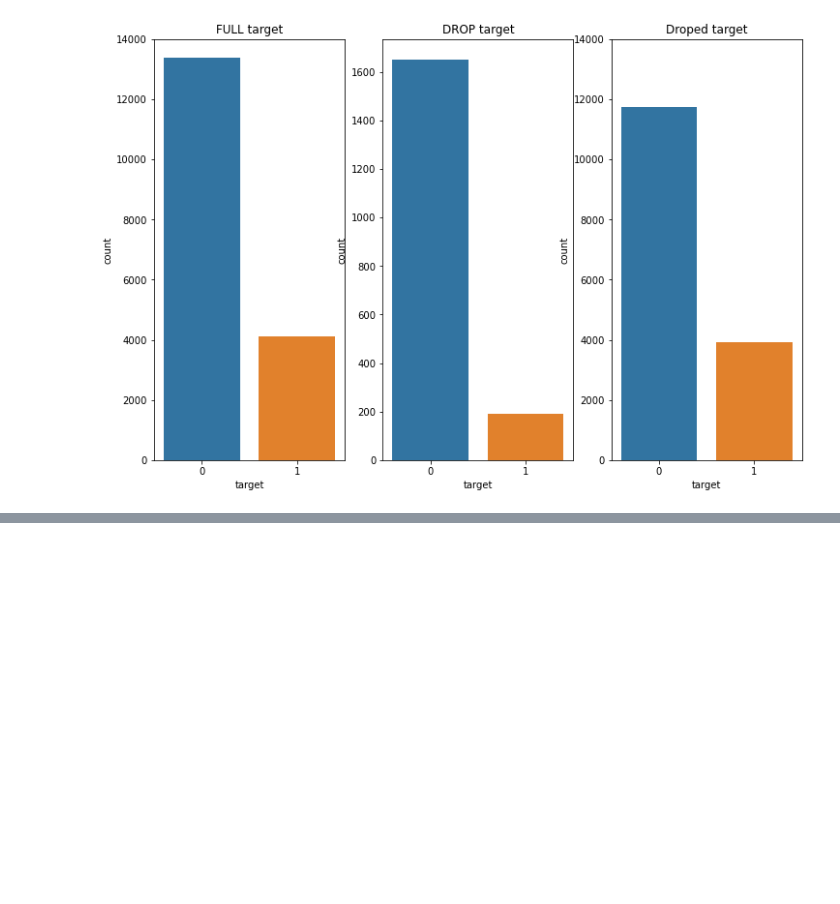
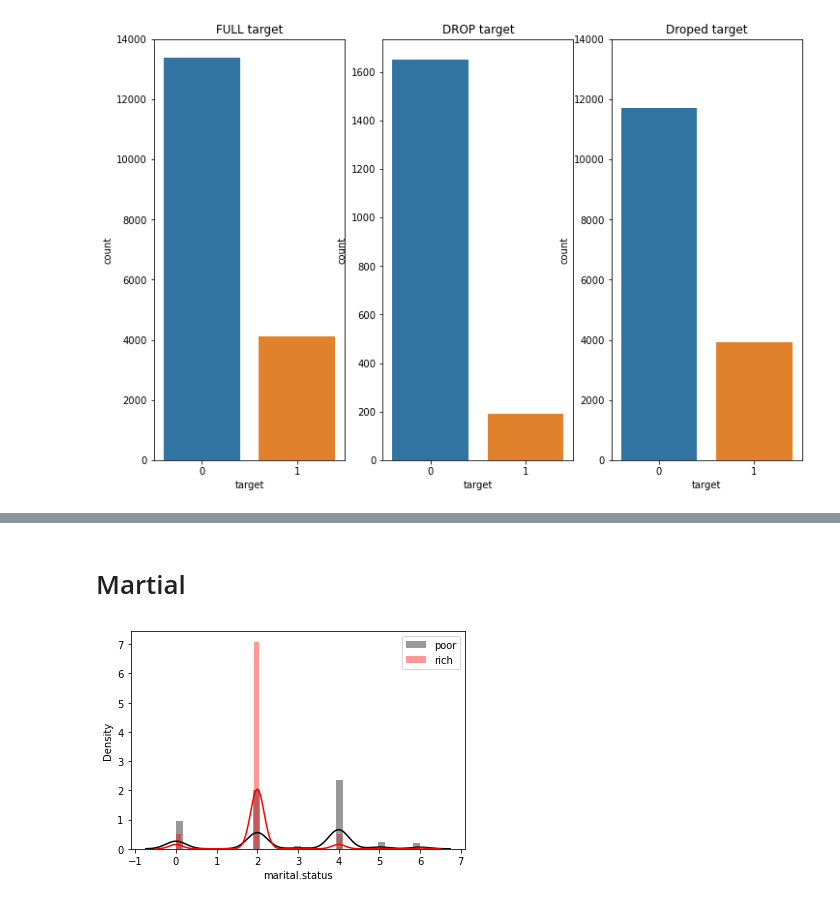
Before and after one commit to SM-Jang/kaggle, a Jupyter notebook: dacon/income/day3.ipynb, the cells around one changed output, grey strips where cells are left out. Saved outputs shown, nothing was run; the diff lists cells and outputs as text; code cells hidden in the pictures; blank space fills up the shorter version.

```diff
--- a/dacon/income/day3.ipynb
+++ b/dacon/income/day3.ipynb
@@ -117,0 +151,11 @@ print(f'{categorical_features} are encoded')
+# %% [markdown]
+# Martial
+# %%
+index = data[data['target']==0].index
+sns.distplot(data.loc[index, 'marital.status'], color='black',label='poor')
+index = data[data['target']==1].index
+sns.distplot(data.loc[index, 'marital.status'], color='red', label='rich')
+plt.legend()
+plt.show()
+# %% [output]
+[figure, added]
```
Also changed, not shown: parts of 36 cells of this notebook, 1 other file.
